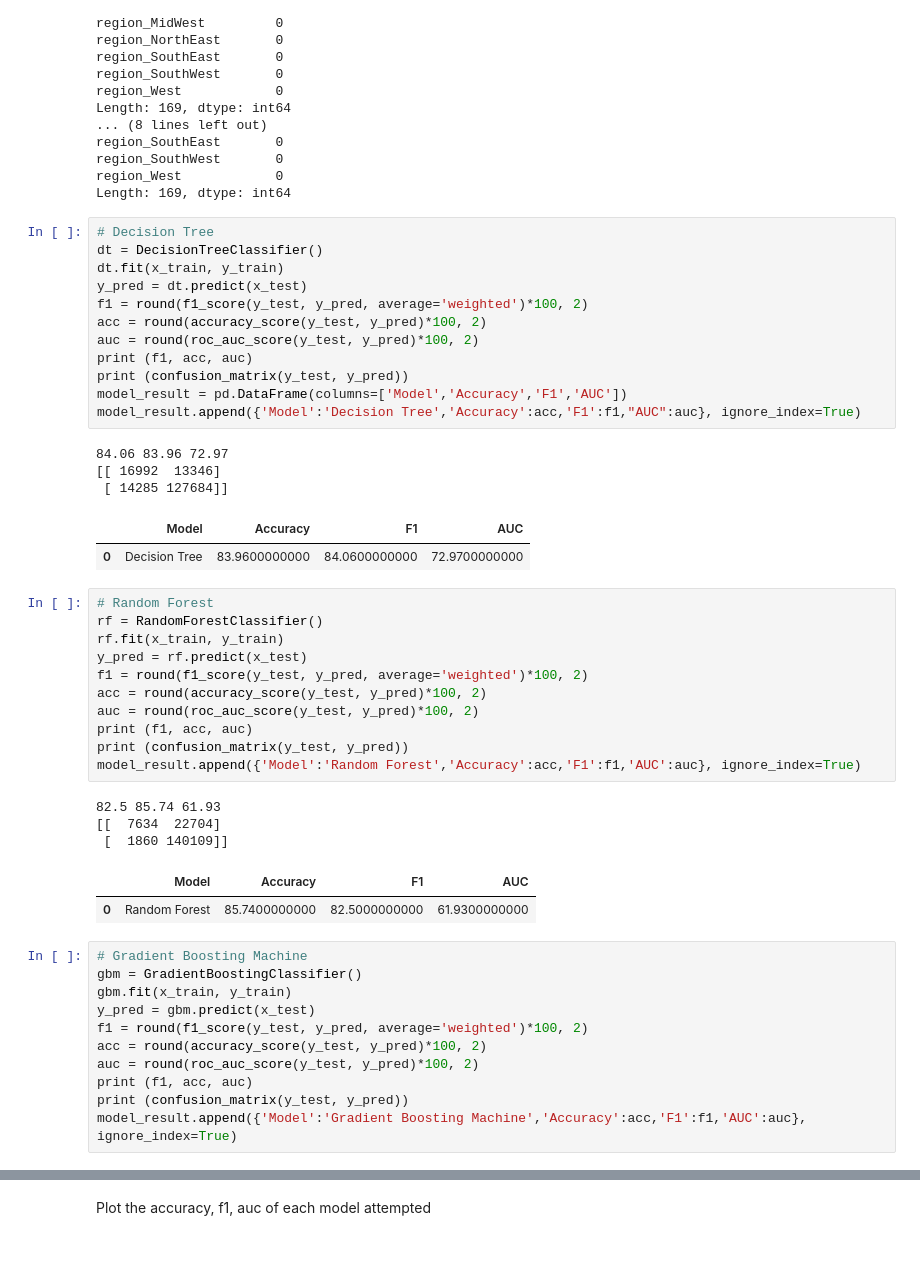
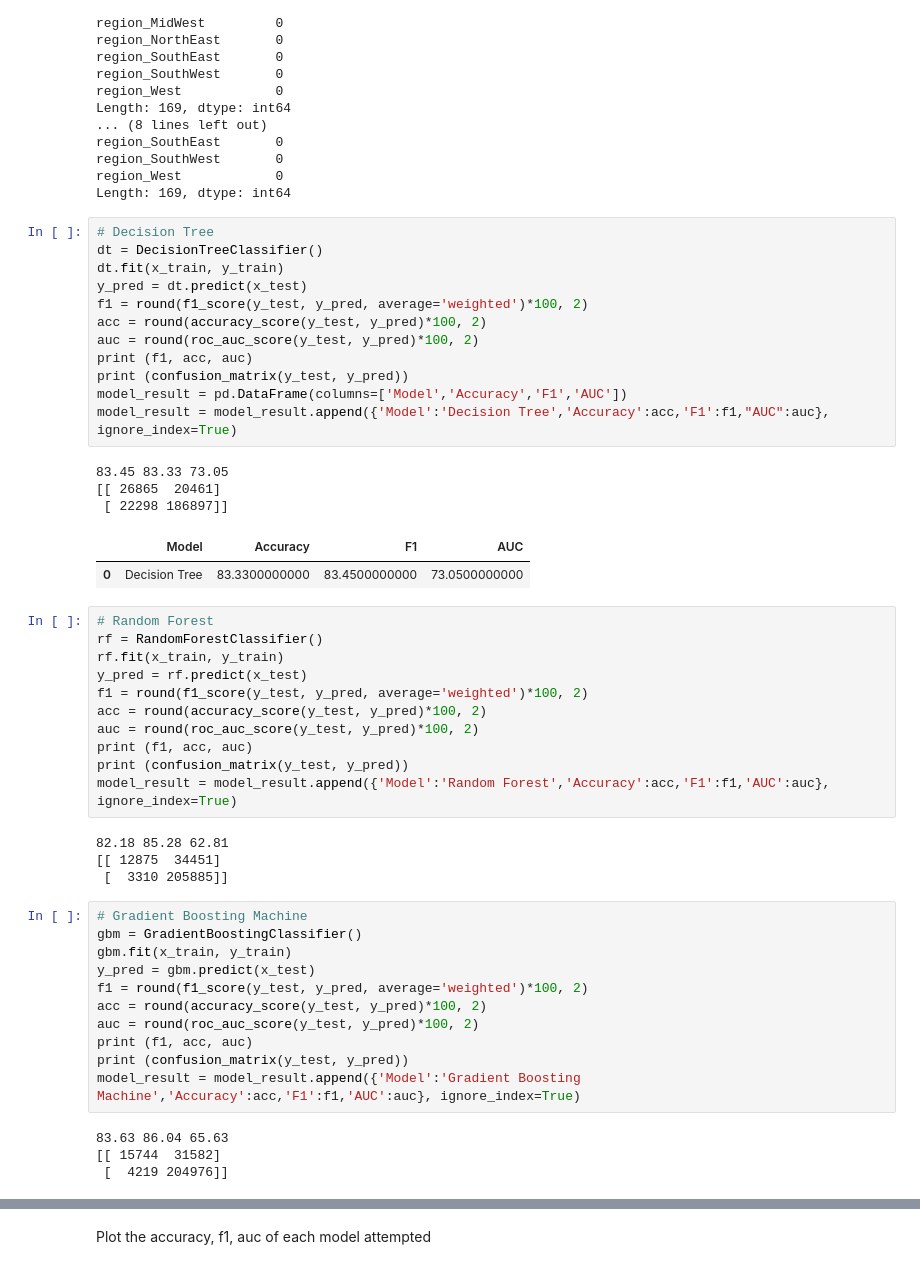
Before and after one commit to chihongtao91/loan_prediction, a Jupyter notebook: data_exploration.ipynb, the cells around one changed output, grey strips where cells are left out. Drawn from its saved outputs; the diff is of its cells as text.

```diff
--- a/data_exploration.ipynb
+++ b/data_exploration.ipynb
@@ -1287,21 +1287,21 @@ Length: 169, dtype: int64
 # %%
 # Decision Tree
 dt = DecisionTreeClassifier()
 dt.fit(x_train, y_train)
 y_pred = dt.predict(x_test)
 f1 = round(f1_score(y_test, y_pred, average='weighted')*100, 2)
 acc = round(accuracy_score(y_test, y_pred)*100, 2)
 auc = round(roc_auc_score(y_test, y_pred)*100, 2)
 print (f1, acc, auc)
 print (confusion_matrix(y_test, y_pred))
 model_result = pd.DataFrame(columns=['Model','Accuracy','F1','AUC'])
-model_result.append({'Model':'Decision Tree','Accuracy':acc,'F1':f1,"AUC":auc}, ignore_index=True)
+model_result = model_result.append({'Model':'Decision Tree','Accuracy':acc,'F1':f1,"AUC":auc}, ignore_index=True)
 # %% [output]
-84.06 83.96 72.97
-[[ 16992  13346]
- [ 14285 127684]]
+83.45 83.33 73.05
+[[ 26865  20461]
+ [ 22298 186897]]
 |  | Model | Accuracy | F1 | AUC |
-| 0 | Decision Tree | 83.9600000000 | 84.0600000000 | 72.9700000000 |
+| 0 | Decision Tree | 83.3300000000 | 83.4500000000 | 73.0500000000 |
 # %%
 # Random Forest
 rf = RandomForestClassifier()
@@ -1312,13 +1312,11 @@ acc = round(accuracy_score(y_test, y_pred)*100, 2)
 auc = round(roc_auc_score(y_test, y_pred)*100, 2)
 print (f1, acc, auc)
 print (confusion_matrix(y_test, y_pred))
-model_result.append({'Model':'Random Forest','Accuracy':acc,'F1':f1,'AUC':auc}, ignore_index=True)
+model_result = model_result.append({'Model':'Random Forest','Accuracy':acc,'F1':f1,'AUC':auc}, ignore_index=True)
 # %% [output]
-82.5 85.74 61.93
-[[  7634  22704]
- [  1860 140109]]
+82.18 85.28 62.81
+[[ 12875  34451]
+ [  3310 205885]]
-|  | Model | Accuracy | F1 | AUC |
-| 0 | Random Forest | 85.7400000000 | 82.5000000000 | 61.9300000000 |
 # %%
 # Gradient Boosting Machine
 gbm = GradientBoostingClassifier()
@@ -1329,4 +1327,8 @@ acc = round(accuracy_score(y_test, y_pred)*100, 2)
 auc = round(roc_auc_score(y_test, y_pred)*100, 2)
 print (f1, acc, auc)
 print (confusion_matrix(y_test, y_pred))
-model_result.append({'Model':'Gradient Boosting Machine','Accuracy':acc,'F1':f1,'AUC':auc}, ignore_index=True)
+model_result = model_result.append({'Model':'Gradient Boosting Machine','Accuracy':acc,'F1':f1,'AUC':auc}, ignore_index=True)
+# %% [output]
+83.63 86.04 65.63
+[[ 15744  31582]
+ [  4219 204976]]
```
Also changed, not shown: parts of 14 cells of this notebook.
